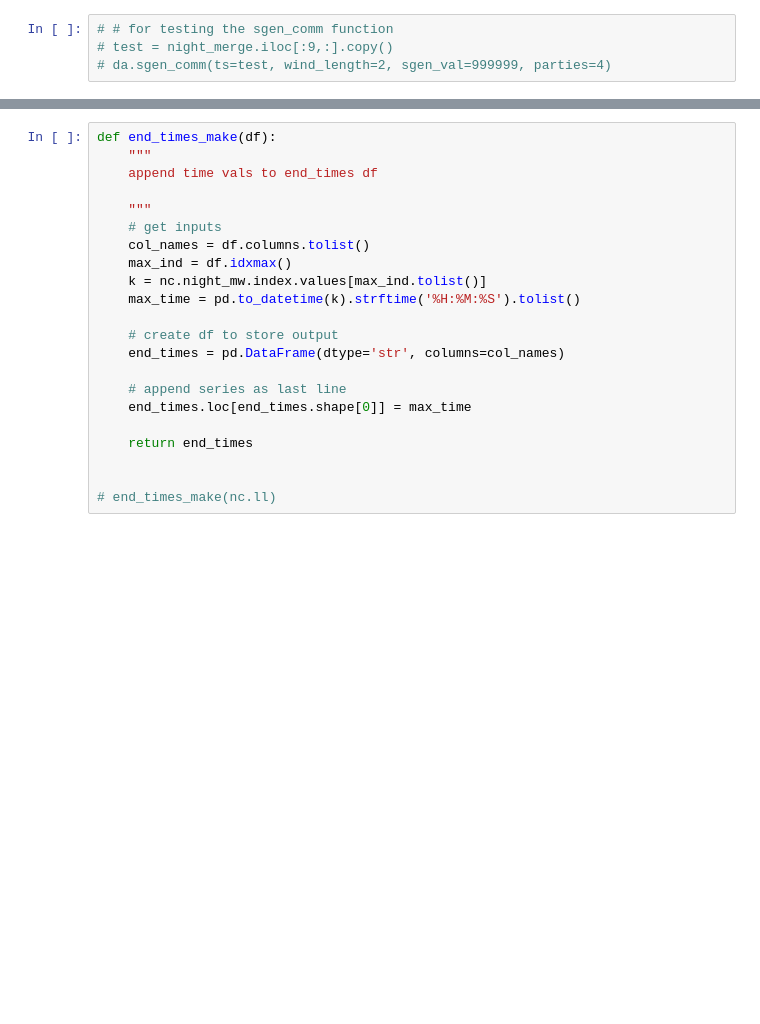
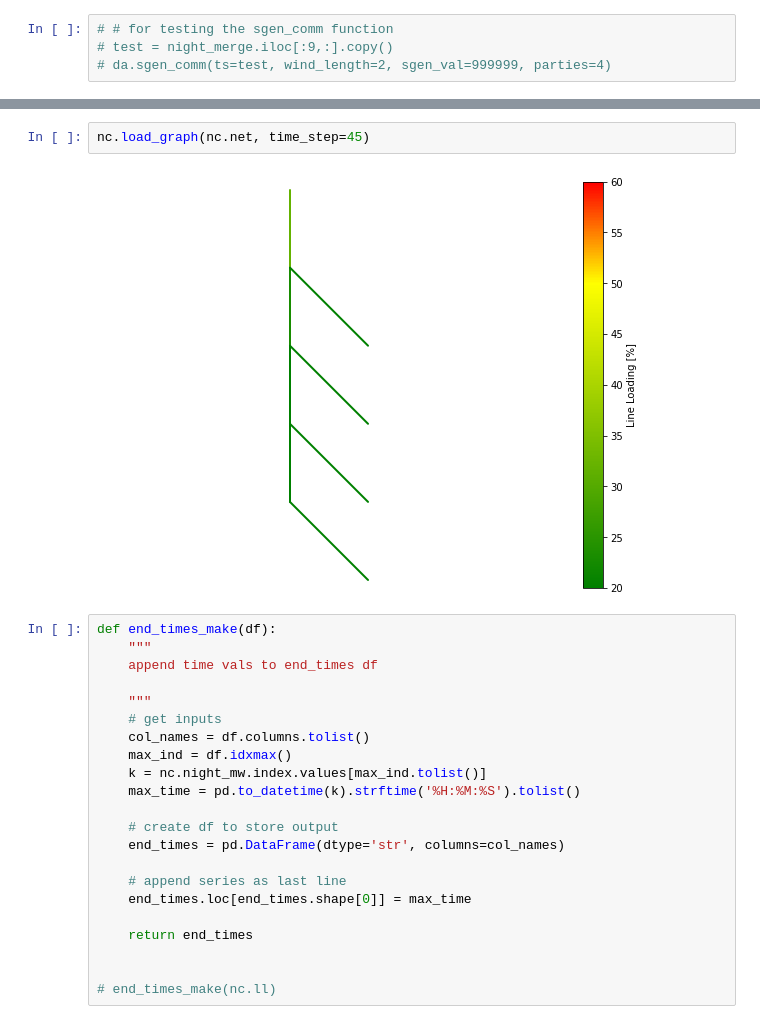
Before and after one commit to akthonka/EV_energy_comm, a Jupyter notebook: python/en_comm_base.ipynb, the cells around one changed output, grey strips where cells are left out. Saved outputs shown, nothing was run; the diff lists cells and outputs as text; blank space fills up the shorter version.

```diff
--- a/python/en_comm_base.ipynb
+++ b/python/en_comm_base.ipynb
@@ -125,3 +85,7 @@ end_val_make(nc.ll)
+# %%
+nc.load_graph(nc.net, time_step=45)
+# %% [output]
+[figure, added]
 # %%
 def end_times_make(df):
     """
```
Also changed, not shown: parts of 7 cells of this notebook, 5 other files.
